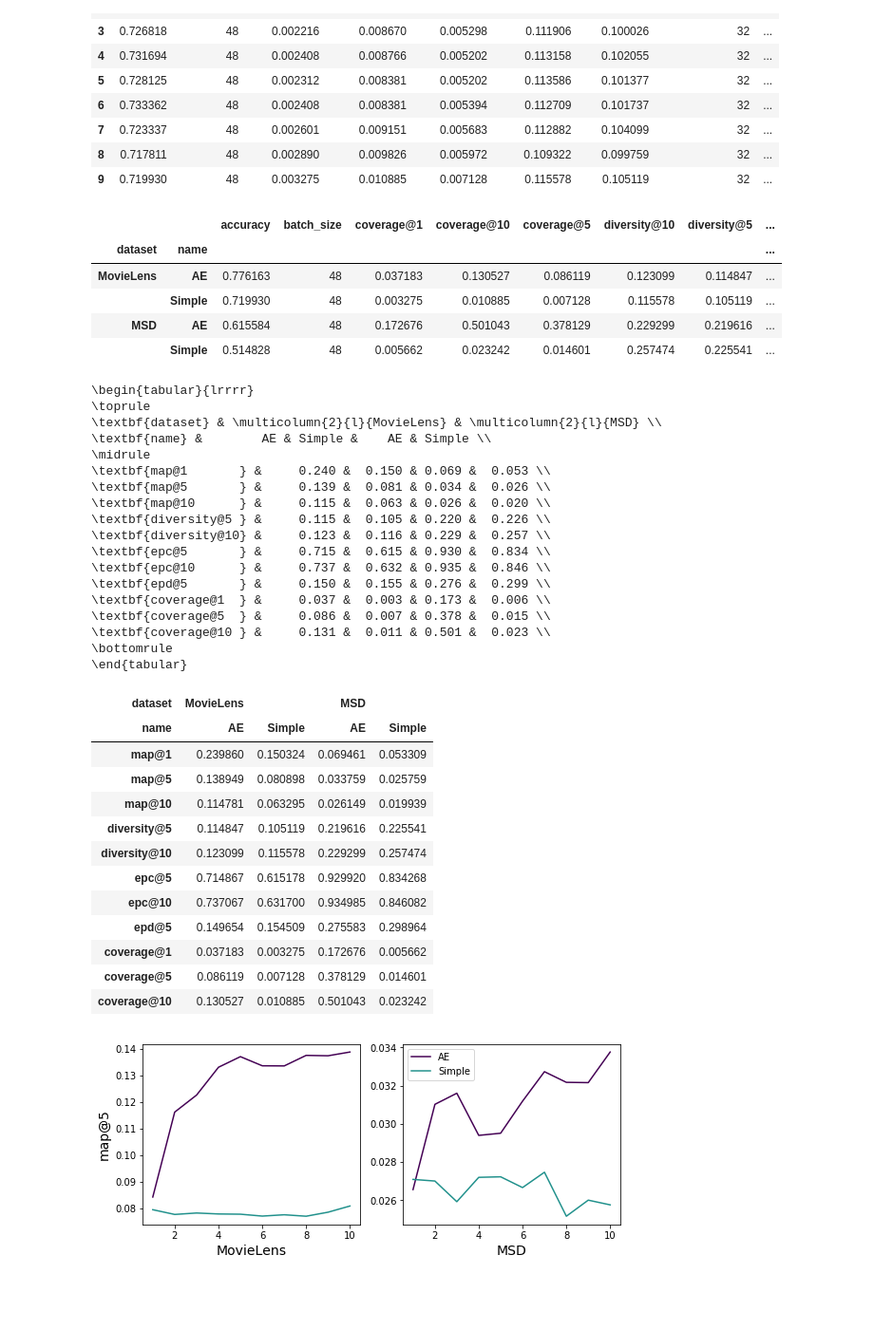
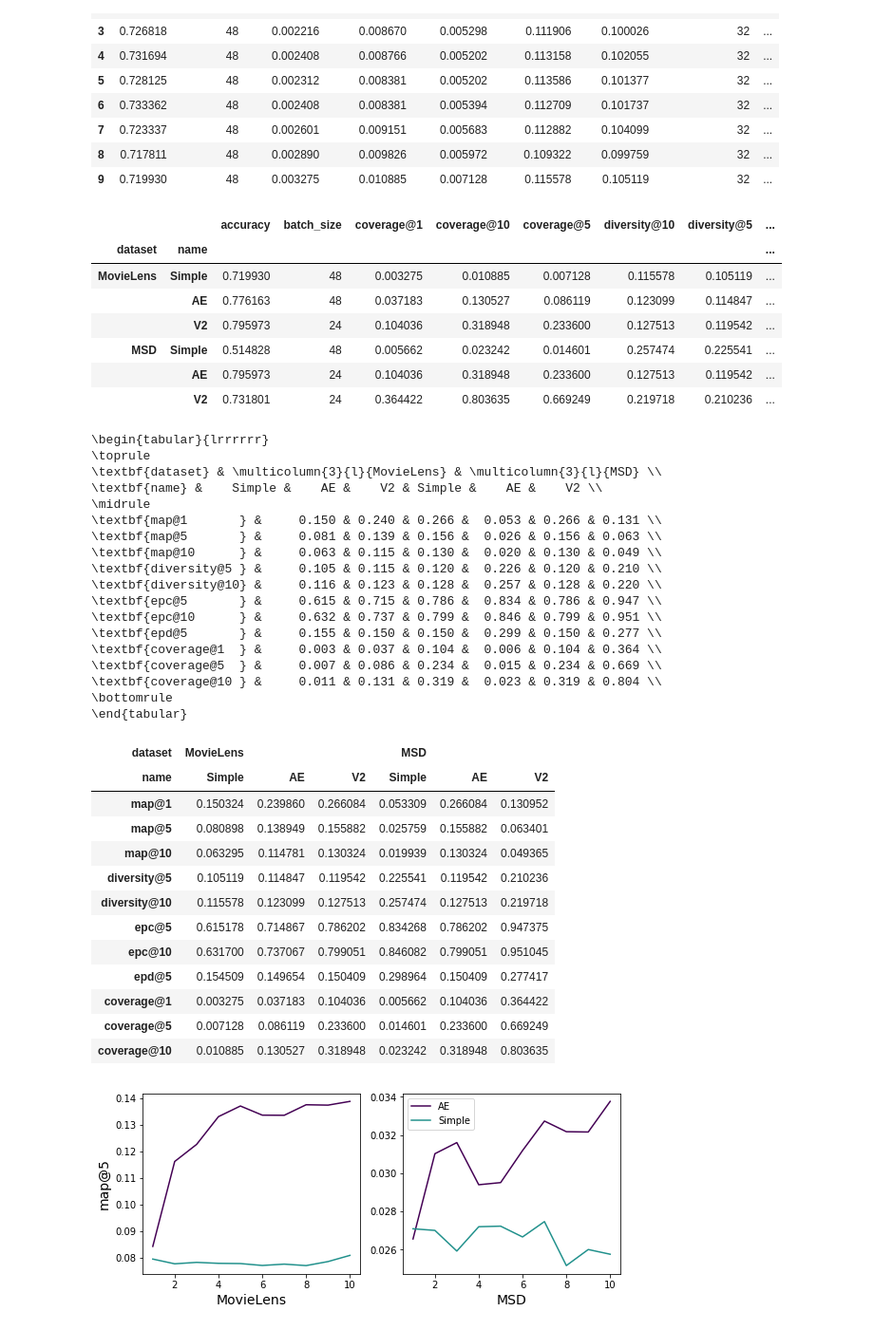
Before and after one commit to HennerM/rs-ml-with-constraints, a Jupyter notebook: NLR_Evaluation_Visualization.ipynb, the cells around one changed output. Shown at 95% size. Cells and saved outputs as stored; diff of their text form; code cells hidden in the pictures; blank space fills up the shorter version.

```diff
--- a/NLR_Evaluation_Visualization.ipynb
+++ b/NLR_Evaluation_Visualization.ipynb
@@ -22,6 +21,8 @@ ml_ae_2 = pd.read_csv('../evals/AE_ML_10_epochs_2.csv', index_col=0)
 ml_n = pd.read_csv('../evals/NN_ML_10_epochs.csv', index_col=0)
 msd_ae = pd.read_csv('../evals/AE_MSD_10_epochs.csv', index_col = 0)
 msd_nn = pd.read_csv('../evals/NN_MSD_10_epochs.csv', index_col = 0)
+ml_ae_v2 = pd.read_csv('../evals/Comp_NeuralLogicRec_comparison_ML_V2.csv', index_col = 0)
+msd_ae_v2 = pd.read_csv('../evals/Comp_NeuralLogicRec_comparison_MSD_V2.csv', index_col = 0)
 # %%
 ml_ae_2.name = 'NeuralLogicRec_AE_ML_10_epoch'
 ml_ae_2
@@ -52,54 +53,56 @@ ml_n
 | 8 | 0.717811 | 48 | 0.002890 | 0.009826 | 0.005972 | 0.109322 | 0.099759 | 32 | ... |
 | 9 | 0.719930 | 48 | 0.003275 | 0.010885 | 0.007128 | 0.115578 | 0.105119 | 32 | ... |
 # %%
-tuples = [['MovieLens', 'AE'], ['MovieLens', 'Simple'], ['MSD', 'AE'], ['MSD', 'Simple']]
+tuples = [['MovieLens', 'Simple'], ['MovieLens', 'AE'], ['MovieLens', 'V2'], ['MSD', 'Simple'],  ['MSD', 'AE'], ['MSD', 'V2']]
 index = pd.MultiIndex.from_tuples(tuples, names=['dataset', 'name'])
-comparison = pd.DataFrame([ml_ae_2.loc[9], ml_n.loc[9], msd_ae.loc[9], msd_nn.loc[9]], index=index)
+comparison = pd.DataFrame([ml_n.loc[9], ml_ae_2.loc[9], ml_ae_v2.loc[9], msd_nn.loc[9], ml_ae_v2.loc[9], msd_ae_v2.loc[9]], index=index)
 comparison
 # %% [output]
 |  |  | accuracy | batch_size | coverage@1 | coverage@10 | coverage@5 | diversity@10 | diversity@5 | ... |
 | dataset | name |  |  |  |  |  |  |  | ... |
-| MovieLens | AE | 0.776163 | 48 | 0.037183 | 0.130527 | 0.086119 | 0.123099 | 0.114847 | ... |
-|  | Simple | 0.719930 | 48 | 0.003275 | 0.010885 | 0.007128 | 0.115578 | 0.105119 | ... |
-| MSD | AE | 0.615584 | 48 | 0.172676 | 0.501043 | 0.378129 | 0.229299 | 0.219616 | ... |
-|  | Simple | 0.514828 | 48 | 0.005662 | 0.023242 | 0.014601 | 0.257474 | 0.225541 | ... |
+| MovieLens | Simple | 0.719930 | 48 | 0.003275 | 0.010885 | 0.007128 | 0.115578 | 0.105119 | ... |
+|  | AE | 0.776163 | 48 | 0.037183 | 0.130527 | 0.086119 | 0.123099 | 0.114847 | ... |
+|  | V2 | 0.795973 | 24 | 0.104036 | 0.318948 | 0.233600 | 0.127513 | 0.119542 | ... |
+| MSD | Simple | 0.514828 | 48 | 0.005662 | 0.023242 | 0.014601 | 0.257474 | 0.225541 | ... |
+|  | AE | 0.795973 | 24 | 0.104036 | 0.318948 | 0.233600 | 0.127513 | 0.119542 | ... |
+|  | V2 | 0.731801 | 24 | 0.364422 | 0.803635 | 0.669249 | 0.219718 | 0.210236 | ... |
 # %%
 metrics = comparison[['map@1', 'map@5', 'map@10', 'diversity@5', 'diversity@10', 'epc@5', 'epc@10', 'epd@5', 'coverage@1', 'coverage@5', 'coverage@10']].transpose()
 # %%
 print(metrics.to_latex(float_format = "%.3f", bold_rows=True))
 metrics
 # %% [output]
-\begin{tabular}{lrrrr}
+\begin{tabular}{lrrrrrr}
 \toprule
-\textbf{dataset} & \multicolumn{2}{l}{MovieLens} & \multicolumn{2}{l}{MSD} \\
-\textbf{name} &        AE & Simple &    AE & Simple \\
+\textbf{dataset} & \multicolumn{3}{l}{MovieLens} & \multicolumn{3}{l}{MSD} \\
+\textbf{name} &    Simple &    AE &    V2 & Simple &    AE &    V2 \\
 \midrule
-\textbf{map@1       } &     0.240 &  0.150 & 0.069 &  0.053 \\
-\textbf{map@5       } &     0.139 &  0.081 & 0.034 &  0.026 \\
-\textbf{map@10      } &     0.115 &  0.063 & 0.026 &  0.020 \\
-\textbf{diversity@5 } &     0.115 &  0.105 & 0.220 &  0.226 \\
-\textbf{diversity@10} &     0.123 &  0.116 & 0.229 &  0.257 \\
-\textbf{epc@5       } &     0.715 &  0.615 & 0.930 &  0.834 \\
-\textbf{epc@10      } &     0.737 &  0.632 & 0.935 &  0.846 \\
-\textbf{epd@5       } &     0.150 &  0.155 & 0.276 &  0.299 \\
-\textbf{coverage@1  } &     0.037 &  0.003 & 0.173 &  0.006 \\
-\textbf{coverage@5  } &     0.086 &  0.007 & 0.378 &  0.015 \\
-\textbf{coverage@10 } &     0.131 &  0.011 & 0.501 &  0.023 \\
+\textbf{map@1       } &     0.150 & 0.240 & 0.266 &  0.053 & 0.266 & 0.131 \\
+\textbf{map@5       } &     0.081 & 0.139 & 0.156 &  0.026 & 0.156 & 0.063 \\
+\textbf{map@10      } &     0.063 & 0.115 & 0.130 &  0.020 & 0.130 & 0.049 \\
+\textbf{diversity@5 } &     0.105 & 0.115 & 0.120 &  0.226 & 0.120 & 0.210 \\
+\textbf{diversity@10} &     0.116 & 0.123 & 0.128 &  0.257 & 0.128 & 0.220 \\
+\textbf{epc@5       } &     0.615 & 0.715 & 0.786 &  0.834 & 0.786 & 0.947 \\
+\textbf{epc@10      } &     0.632 & 0.737 & 0.799 &  0.846 & 0.799 & 0.951 \\
+\textbf{epd@5       } &     0.155 & 0.150 & 0.150 &  0.299 & 0.150 & 0.277 \\
+\textbf{coverage@1  } &     0.003 & 0.037 & 0.104 &  0.006 & 0.104 & 0.364 \\
+\textbf{coverage@5  } &     0.007 & 0.086 & 0.234 &  0.015 & 0.234 & 0.669 \\
+\textbf{coverage@10 } &     0.011 & 0.131 & 0.319 &  0.023 & 0.319 & 0.804 \\
 \bottomrule
 \end{tabular}
-| dataset | MovieLens |  | MSD |  |
-| name | AE | Simple | AE | Simple |
-| map@1 | 0.239860 | 0.150324 | 0.069461 | 0.053309 |
-| map@5 | 0.138949 | 0.080898 | 0.033759 | 0.025759 |
-| map@10 | 0.114781 | 0.063295 | 0.026149 | 0.019939 |
-| diversity@5 | 0.114847 | 0.105119 | 0.219616 | 0.225541 |
-| diversity@10 | 0.123099 | 0.115578 | 0.229299 | 0.257474 |
-| epc@5 | 0.714867 | 0.615178 | 0.929920 | 0.834268 |
-| epc@10 | 0.737067 | 0.631700 | 0.934985 | 0.846082 |
-| epd@5 | 0.149654 | 0.154509 | 0.275583 | 0.298964 |
-| coverage@1 | 0.037183 | 0.003275 | 0.172676 | 0.005662 |
-| coverage@5 | 0.086119 | 0.007128 | 0.378129 | 0.014601 |
-| coverage@10 | 0.130527 | 0.010885 | 0.501043 | 0.023242 |
+| dataset | MovieLens |  |  | MSD |  |  |
+| name | Simple | AE | V2 | Simple | AE | V2 |
+| map@1 | 0.150324 | 0.239860 | 0.266084 | 0.053309 | 0.266084 | 0.130952 |
+| map@5 | 0.080898 | 0.138949 | 0.155882 | 0.025759 | 0.155882 | 0.063401 |
+| map@10 | 0.063295 | 0.114781 | 0.130324 | 0.019939 | 0.130324 | 0.049365 |
+| diversity@5 | 0.105119 | 0.114847 | 0.119542 | 0.225541 | 0.119542 | 0.210236 |
+| diversity@10 | 0.115578 | 0.123099 | 0.127513 | 0.257474 | 0.127513 | 0.219718 |
+| epc@5 | 0.615178 | 0.714867 | 0.786202 | 0.834268 | 0.786202 | 0.947375 |
+| epc@10 | 0.631700 | 0.737067 | 0.799051 | 0.846082 | 0.799051 | 0.951045 |
+| epd@5 | 0.154509 | 0.149654 | 0.150409 | 0.298964 | 0.150409 | 0.277417 |
+| coverage@1 | 0.003275 | 0.037183 | 0.104036 | 0.005662 | 0.104036 | 0.364422 |
+| coverage@5 | 0.007128 | 0.086119 | 0.233600 | 0.014601 | 0.233600 | 0.669249 |
+| coverage@10 | 0.010885 | 0.130527 | 0.318948 | 0.023242 | 0.318948 | 0.803635 |
 # %%
 col = get_colors(range(2))
 fig = plt.figure(figsize=(9,3.5))
```
Also changed, not shown: parts of 1 cell of this notebook, 4 other files.
